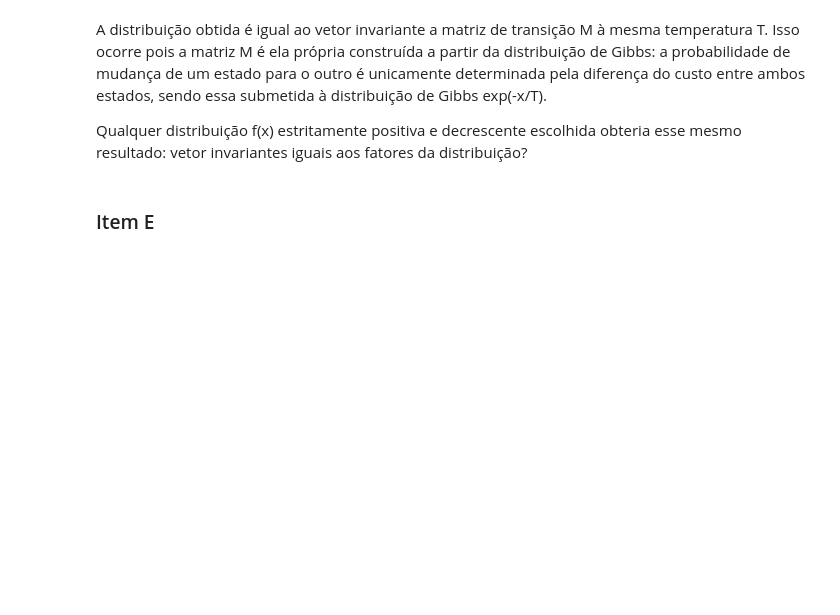
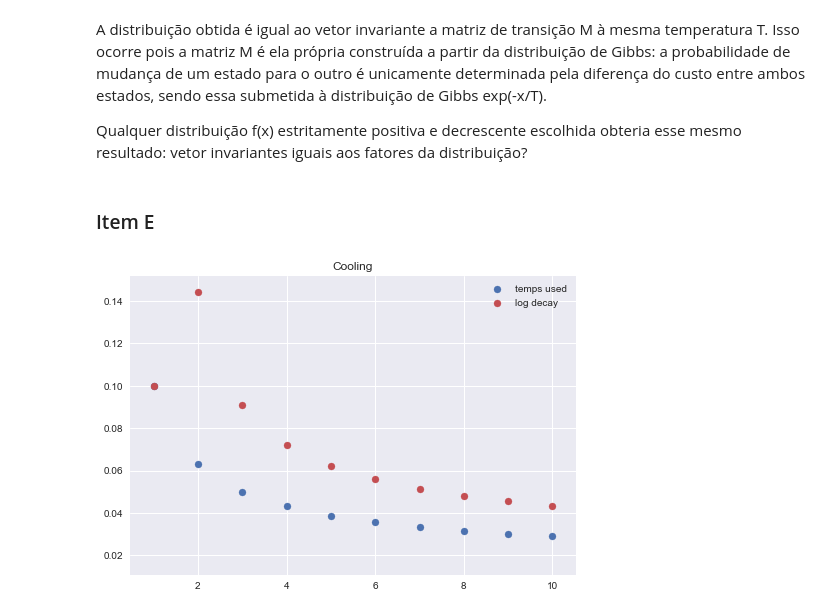
Before and after one commit to lpcinelli/otimizacao-natural, a Jupyter notebook: listas/lista02.ipynb, the cells around one changed output. Cells and saved outputs as stored; diff of their text form; code cells hidden in the pictures; blank space fills up the shorter version.

```diff
--- a/listas/lista02.ipynb
+++ b/listas/lista02.ipynb
@@ -210,3 +210,87 @@ A distribuição obtida é igual ao vetor invariante a matriz de transição M
 Qualquer distribuição f(x) estritamente positiva e decrescente escolhida obteria esse mesmo resultado: vetor invariantes iguais aos fatores da distribuição?
 # %% [markdown]
 ### Item E
+# %%
+# use the values of Jx defined previously
+def energy(i):
+    return Jx[int(i)]
+
+def decay(TO, k):
+    if k == 0:
+        return T0
+    return T0 / np.log(1+k)
+
+def uniformDiscretePdf(k,maxVal):
+    return np.random.randint(k, maxVal)
+
+def plotHistogram(data,nbStates, title):
+    hist, bins = np.histogram(data, bins=np.arange(nbStates+1))
+    width = 0.5 * (bins[1] - bins[0])
+    center = (bins[:-1] + bins[1:]) / 2 - 0.5
+    plt.bar(center, hist/data.shape[0], align='center')
+    plt.title(title)
+    plt.show()
+
+# use sequence of T given in the list
+tempList = np.asarray((0.1, 0.0631, 0.05, 0.0431, 0.0387, 0.0356, 0.0333, 0.0315, 0.0301, 0.0289))
+
+# grafico do recozimento
+x = np.arange(len(tempList))+1
+y=tempList[0]/np.log(x)
+y[0]=tempList[0]
+plt.scatter(x, tempList, label='temps used')
+plt.scatter(x, y, color='r', label ='log decay')
+plt.title('Cooling')
+plt.legend()
+plt.show()
+print('   iter\t\tlog(iter)   temps used       ratio')
+print(np.dstack((x, y,tempList, y/tempList)).squeeze())
+print('\n')
+
+N = int(1e3) # numero de iter por temperatura
+K = len(tempList) # numero de temps a ser usada
+n = 0
+k = 0
+eps = 0.2
+T = tempList[k] # temperatura inicial
+sizeHistory = 1000 # tamanho do historico a ser guardado
+history = np.zeros(sizeHistory)
+end = False
+
+Xmin = X = X0 = uniformDiscretePdf(1, len(Jx))
+Jmin = J = J0 = energy(X0)
+
+print('X0 = {:1.2f}'.format(Xmin))
+print('J(X0) = {:1.5f}'.format(Jmin))
+print()
+
+# TODO: plot histogram at the end of each temp
+while not end:
+    n = n + 1
+
+    Xn = (X + uniformDiscretePdf(1, len(Jx)))%len(Jx)
+    Jn = energy(Xn)
+    if np.exp(-(Jn-J)/T) > np.random.rand(1):
+        X = Xn
+        J = Jn
+    if Jn < Jmin:
+        Xmin = Xn
+        Jmin = Jn
+
+    # keep record of last sizeHistory states of X
+    if (N - n%N) <= sizeHistory:
+        history[(n%N)-N+sizeHistory] = X
+
+    #cooling
+    if n % N == 0:
+        k = k + 1
+        plotHistogram(history, len(Jx), 'distribuition for temp T={:1.4f}'.format(T))
+        if k == K:
+            end = True
+        else:
+            T = tempList[k]
+
+print('Xmin = {:1.2f}'.format(Xmin))
+print('J(Xmin) = {:1.5f}'.format(Jmin))
+# %% [output]
+[figure, added]
```
Also changed, not shown: parts of 3 cells of this notebook.
